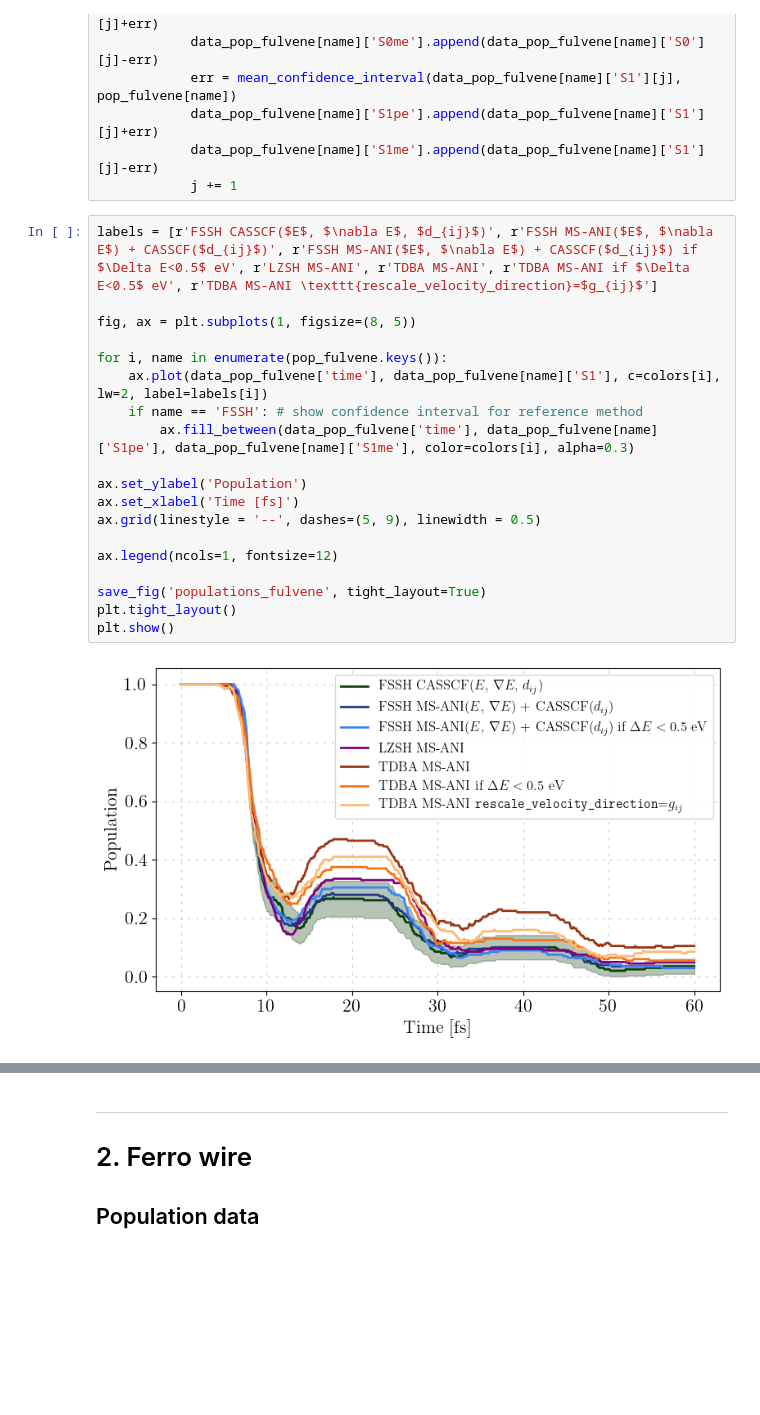
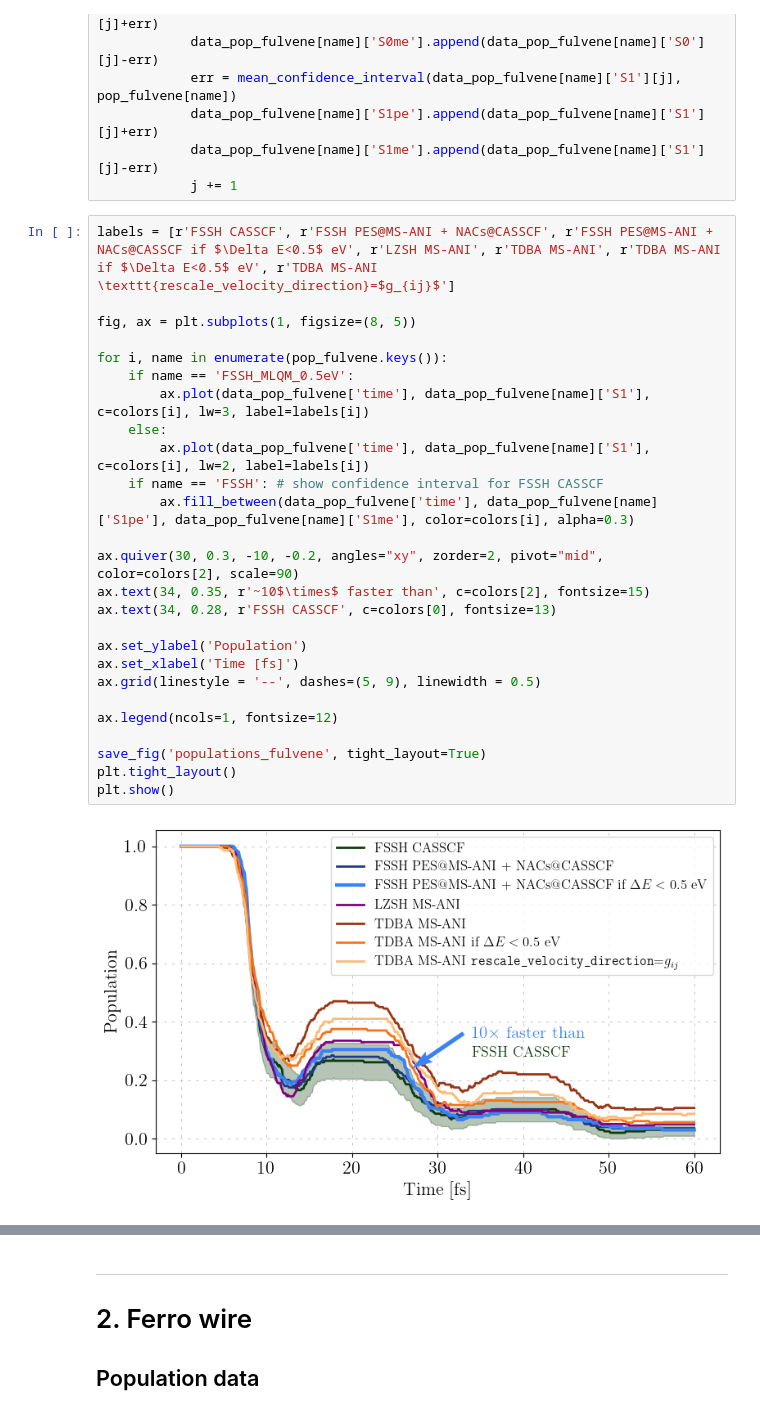
Before and after one commit to JakubMartinka/FSSH-in-MLatom, a Jupyter notebook: SI.ipynb, the cells around one changed output, grey strips where cells are left out. Cells and saved outputs as stored; diff of their text form; blank space fills up the shorter version.

```diff
--- a/SI.ipynb
+++ b/SI.ipynb
@@ -193,23 +196,30 @@ for i, name in enumerate(pop_fulvene.keys()):
             data_pop_fulvene[name]['S1me'].append(data_pop_fulvene[name]['S1'][j]-err)
             j += 1
 # %%
-labels = [r'FSSH CASSCF($E$, $\nabla E$, $d_{ij}$)', r'FSSH MS-ANI($E$, $\nabla E$) + CASSCF($d_{ij}$)', r'FSSH MS-ANI($E$, $\nabla E$) + CASSCF($d_{ij}$) if $\Delta E<0.5$ eV', r'LZSH MS-ANI', r'TDBA MS-ANI', r'TDBA MS-ANI if $\Delta E<0.5$ eV', r'TDBA MS-ANI \texttt{rescale_velocity_direction}=$g_{ij}$']
+labels = [r'FSSH CASSCF', r'FSSH PES@MS-ANI + NACs@CASSCF', r'FSSH PES@MS-ANI + NACs@CASSCF if $\Delta E<0.5$ eV', r'LZSH MS-ANI', r'TDBA MS-ANI', r'TDBA MS-ANI if $\Delta E<0.5$ eV', r'TDBA MS-ANI \texttt{rescale_velocity_direction}=$g_{ij}$']
 
 fig, ax = plt.subplots(1, figsize=(8, 5))
 
 for i, name in enumerate(pop_fulvene.keys()):
-    ax.plot(data_pop_fulvene['time'], data_pop_fulvene[name]['S1'], c=colors[i], lw=2, label=labels[i])
-    if name == 'FSSH': # show confidence interval for reference method
+    if name == 'FSSH_MLQM_0.5eV':
+        ax.plot(data_pop_fulvene['time'], data_pop_fulvene[name]['S1'], c=colors[i], lw=3, label=labels[i])
+    else:
+        ax.plot(data_pop_fulvene['time'], data_pop_fulvene[name]['S1'], c=colors[i], lw=2, label=labels[i])
+    if name == 'FSSH': # show confidence interval for FSSH CASSCF
         ax.fill_between(data_pop_fulvene['time'], data_pop_fulvene[name]['S1pe'], data_pop_fulvene[name]['S1me'], color=colors[i], alpha=0.3)
+
+ax.quiver(30, 0.3, -10, -0.2, angles="xy", zorder=2, pivot="mid", color=colors[2], scale=90)
+ax.text(34, 0.35, r'~10$\times$ faster than', c=colors[2], fontsize=15)
+ax.text(34, 0.28, r'FSSH CASSCF', c=colors[0], fontsize=13)
 
 ax.set_ylabel('Population')
 ax.set_xlabel('Time [fs]')
 ax.grid(linestyle = '--', dashes=(5, 9), linewidth = 0.5)
 
 ax.legend(ncols=1, fontsize=12)
 
 save_fig('populations_fulvene', tight_layout=True)
 plt.tight_layout()
 plt.show()
 # %% [output]
-[figure, old version]
+[figure, new version]
```
Also changed, not shown: parts of 5 cells of this notebook.
